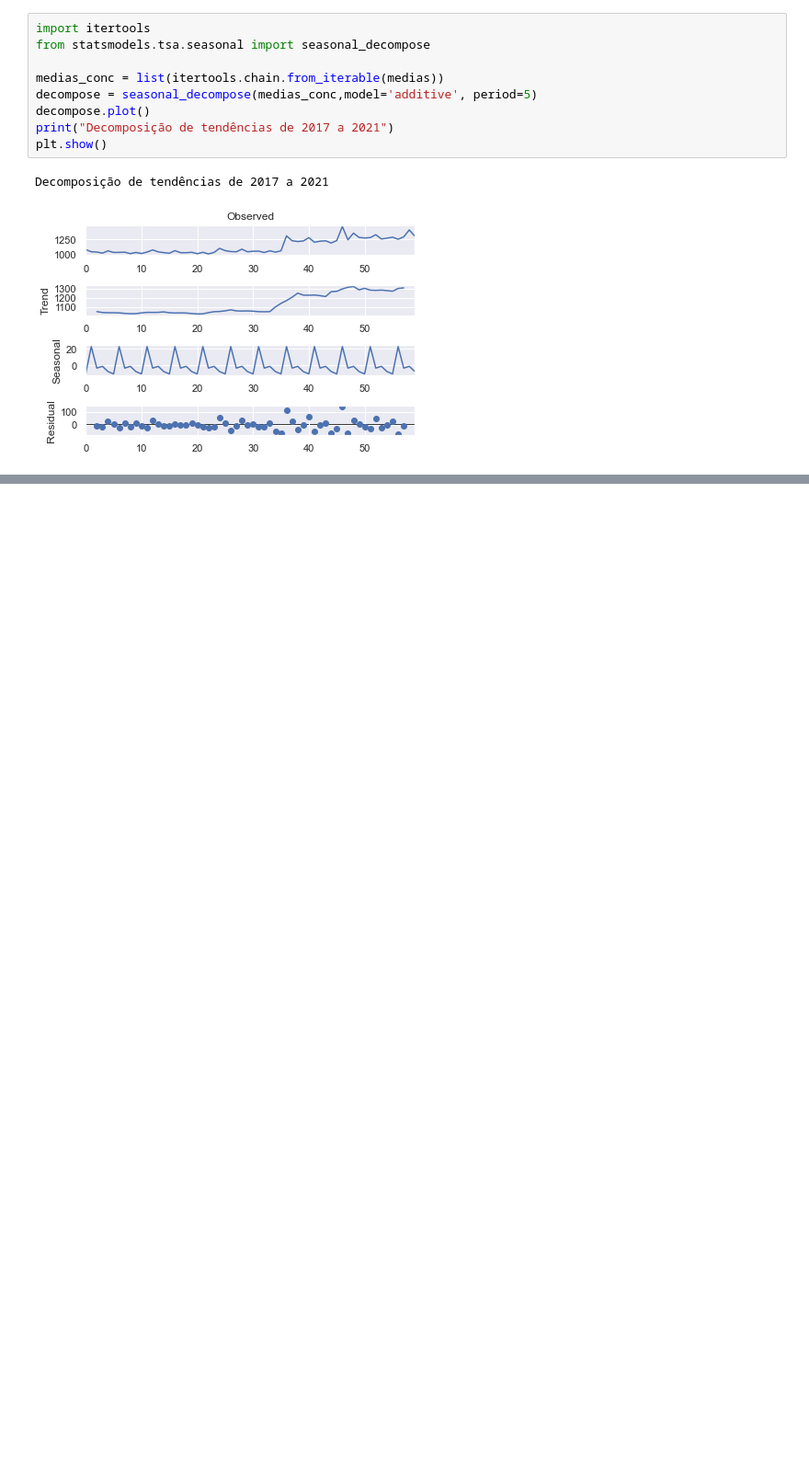
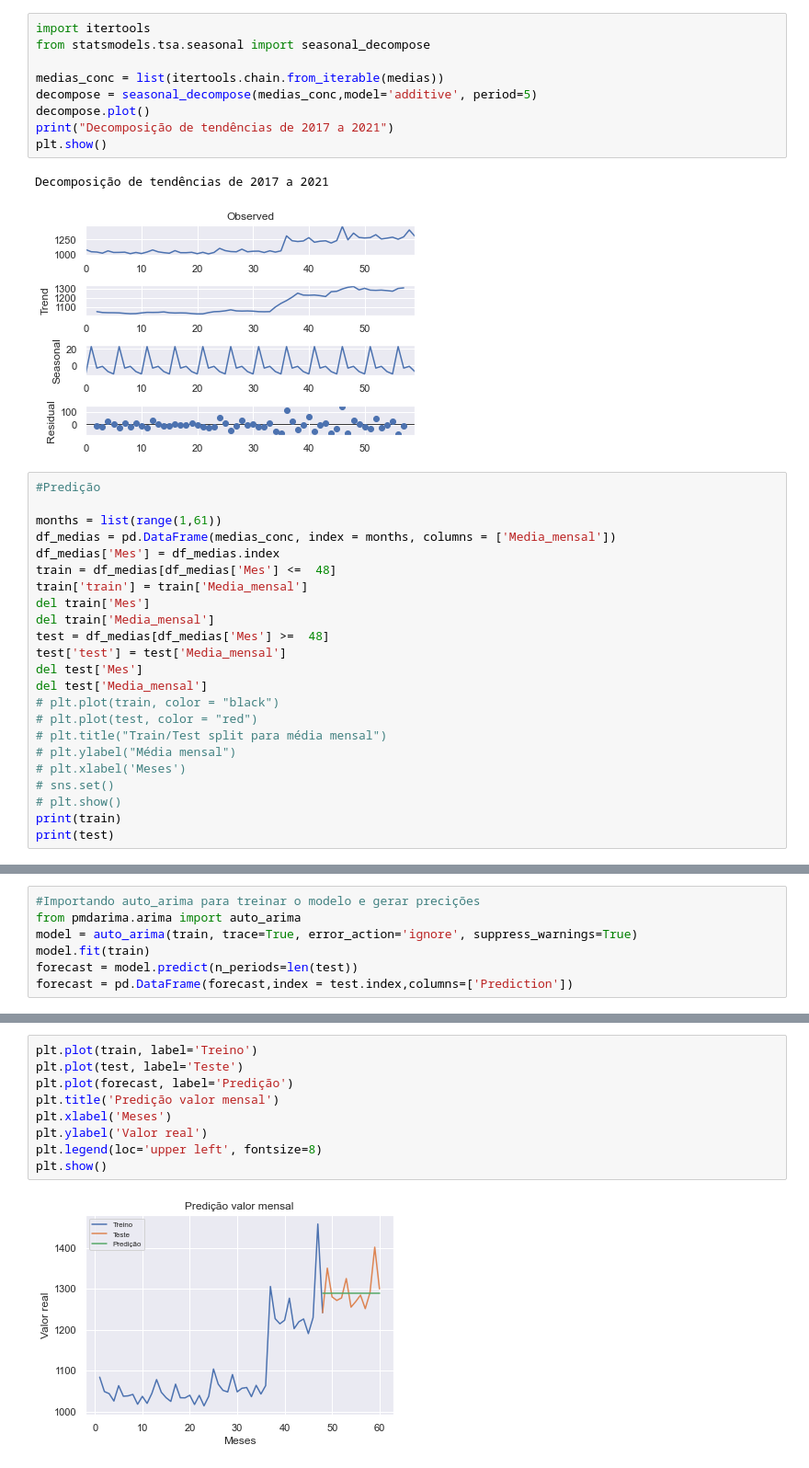
Before and after one commit to ghastcmd/data-science-project, a Jupyter notebook: Projeto.ipynb, the cells around one changed output, grey strips where cells are left out. Shown at 92% size. Saved outputs shown, nothing was run; the diff lists cells and outputs as text; blank space fills up the shorter version.

Commit message:
Error on prediction

```diff
--- a/Projeto.ipynb
+++ b/Projeto.ipynb
@@ -269,3 +269,26 @@ plt.show()
 # %% [output]
 Decomposição de tendências de 2017 a 2021
 [figure]
+# %%
+#Predição
+
+months = list(range(1,61))
+df_medias = pd.DataFrame(medias_conc, index = months, columns = ['Media_mensal'])
+df_medias['Mes'] = df_medias.index
+train = df_medias[df_medias['Mes'] <=  48]
+train['train'] = train['Media_mensal']
+del train['Mes']
+del train['Media_mensal']
+test = df_medias[df_medias['Mes'] >=  48]
+test['test'] = test['Media_mensal']
+del test['Mes']
+del test['Media_mensal']
+# plt.plot(train, color = "black")
+# plt.plot(test, color = "red")
+# plt.title("Train/Test split para média mensal")
+# plt.ylabel("Média mensal")
+# plt.xlabel('Meses')
+# sns.set()
+# plt.show()
+print(train)
+print(test)
@@ -271,0 +323,7 @@ Decomposição de tendências de 2017 a 2021
+# %%
+#Importando auto_arima para treinar o modelo e gerar precições
+from pmdarima.arima import auto_arima
+model = auto_arima(train, trace=True, error_action='ignore', suppress_warnings=True)
+model.fit(train)
+forecast = model.predict(n_periods=len(test))
+forecast = pd.DataFrame(forecast,index = test.index,columns=['Prediction'])
@@ -271,0 +348,11 @@ Decomposição de tendências de 2017 a 2021
+# %%
+plt.plot(train, label='Treino')
+plt.plot(test, label='Teste')
+plt.plot(forecast, label='Predição')
+plt.title('Predição valor mensal')
+plt.xlabel('Meses')
+plt.ylabel('Valor real')
+plt.legend(loc='upper left', fontsize=8)
+plt.show()
+# %% [output]
+[figure, added]
```
Also changed, not shown: parts of 7 cells of this notebook.
